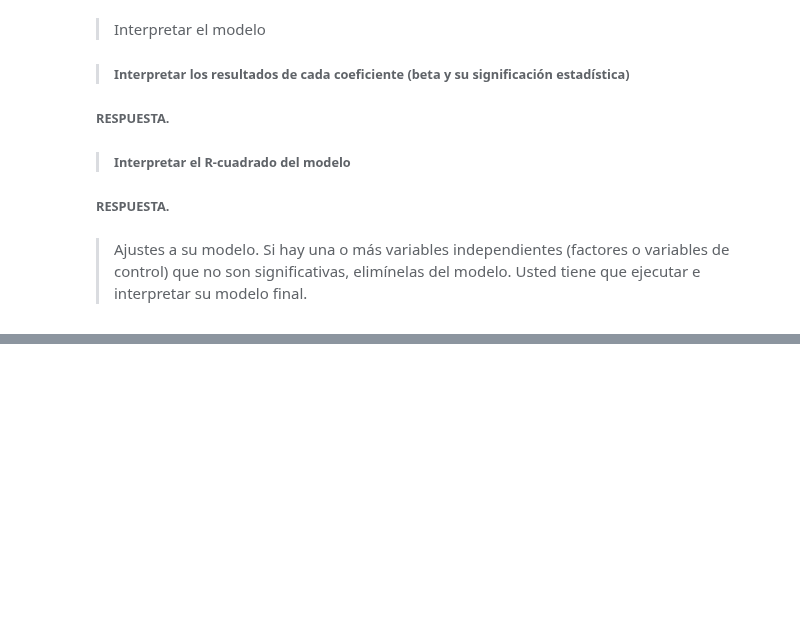
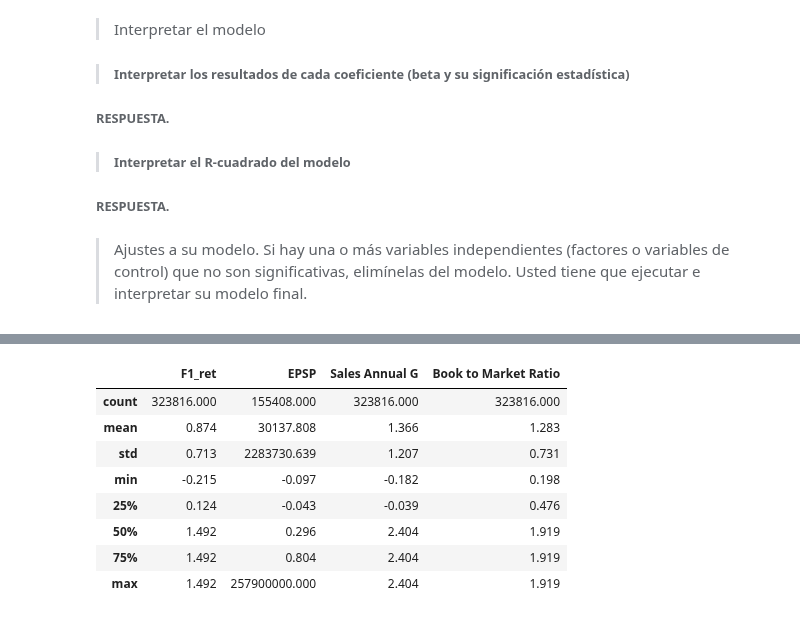
Before and after one commit to AnHrt/StatisticsII, a Jupyter notebook: Statistics/A01369984_BCase.ipynb, the cells around one changed output, grey strips where cells are left out. Cells and saved outputs as stored; diff of their text form; code cells hidden in the pictures; blank space fills up the shorter version.

```diff
--- a/Statistics/A01369984_BCase.ipynb
+++ b/Statistics/A01369984_BCase.ipynb
@@ -568,0 +600,12 @@ nOTAS
+# %%
+US_Firms[["F1_ret","EPSP","Sales Annual G","Book to Market Ratio"]].describe()
+# %% [output]
+|  | F1_ret | EPSP | Sales Annual G | Book to Market Ratio |
+| count | 323816.000 | 155408.000 | 323816.000 | 323816.000 |
+| mean | 0.874 | 30137.808 | 1.366 | 1.283 |
+| std | 0.713 | 2283730.639 | 1.207 | 0.731 |
+| min | -0.215 | -0.097 | -0.182 | 0.198 |
+| 25% | 0.124 | -0.043 | -0.039 | 0.476 |
+| 50% | 1.492 | 0.296 | 2.404 | 1.919 |
+| 75% | 1.492 | 0.804 | 2.404 | 1.919 |
+| max | 1.492 | 257900000.000 | 2.404 | 1.919 |
```
Also changed, not shown: parts of 13 cells of this notebook.
